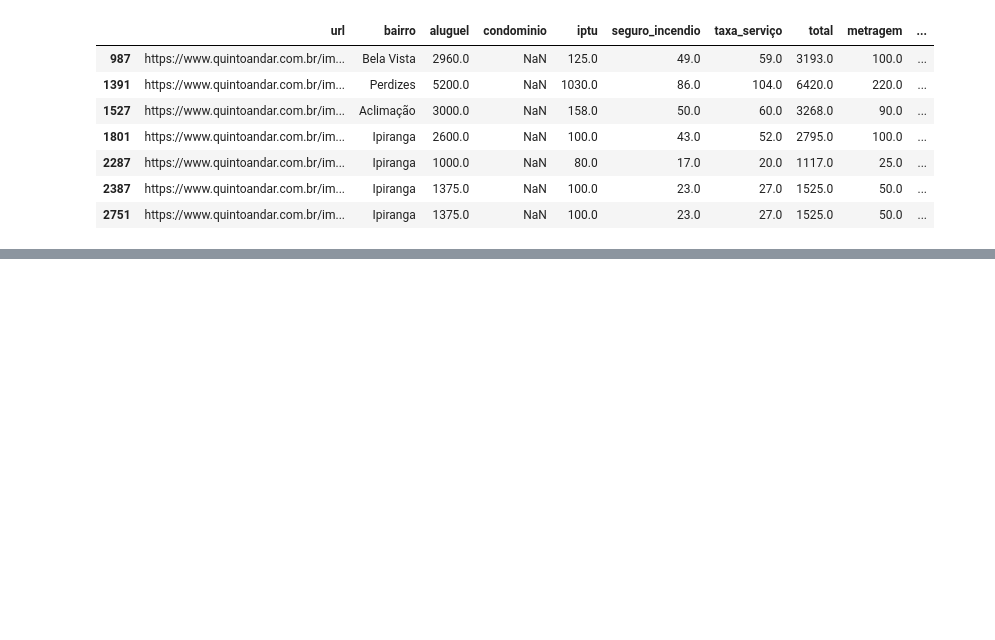
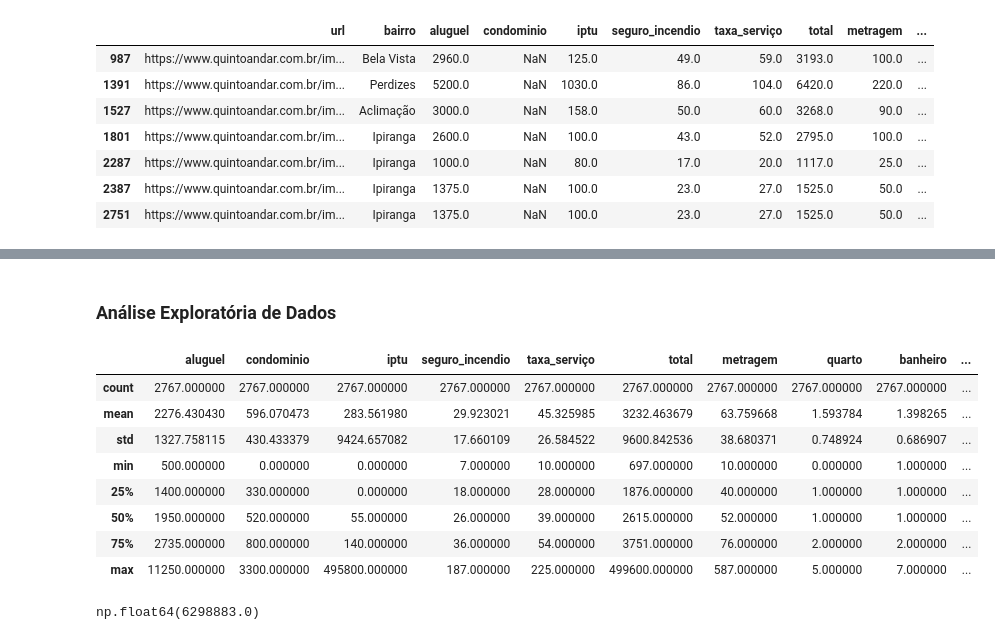
Before and after one commit to GoesDev/Learning-Python, a Jupyter notebook: Hashtag/main.ipynb, the cells around one changed output, grey strips where cells are left out. Saved outputs shown, nothing was run; the diff lists cells and outputs as text; code cells hidden in the pictures; blank space fills up the shorter version.

```diff
--- a/Hashtag/main.ipynb
+++ b/Hashtag/main.ipynb
@@ -52,0 +154,18 @@ base.shape
+# %% [markdown]
+### Análise Exploratória de Dados
+# %%
+base.describe()
+# %% [output]
+|  | aluguel | condominio | iptu | seguro_incendio | taxa_serviço | total | metragem | quarto | banheiro | ... |
+| count | 2767.000000 | 2767.000000 | 2767.000000 | 2767.000000 | 2767.000000 | 2767.000000 | 2767.000000 | 2767.000000 | 2767.000000 | ... |
+| mean | 2276.430430 | 596.070473 | 283.561980 | 29.923021 | 45.325985 | 3232.463679 | 63.759668 | 1.593784 | 1.398265 | ... |
+| std | 1327.758115 | 430.433379 | 9424.657082 | 17.660109 | 26.584522 | 9600.842536 | 38.680371 | 0.748924 | 0.686907 | ... |
+| min | 500.000000 | 0.000000 | 0.000000 | 7.000000 | 10.000000 | 697.000000 | 10.000000 | 0.000000 | 1.000000 | ... |
+| 25% | 1400.000000 | 330.000000 | 0.000000 | 18.000000 | 28.000000 | 1876.000000 | 40.000000 | 1.000000 | 1.000000 | ... |
+| 50% | 1950.000000 | 520.000000 | 55.000000 | 26.000000 | 39.000000 | 2615.000000 | 52.000000 | 1.000000 | 1.000000 | ... |
+| 75% | 2735.000000 | 800.000000 | 140.000000 | 36.000000 | 54.000000 | 3751.000000 | 76.000000 | 2.000000 | 2.000000 | ... |
+| max | 11250.000000 | 3300.000000 | 495800.000000 | 187.000000 | 225.000000 | 499600.000000 | 587.000000 | 5.000000 | 7.000000 | ... |
+# %%
+base.aluguel.sum()
+# %% [output]
+np.float64(6298883.0)
```
Also changed, not shown: parts of 13 cells of this notebook.
